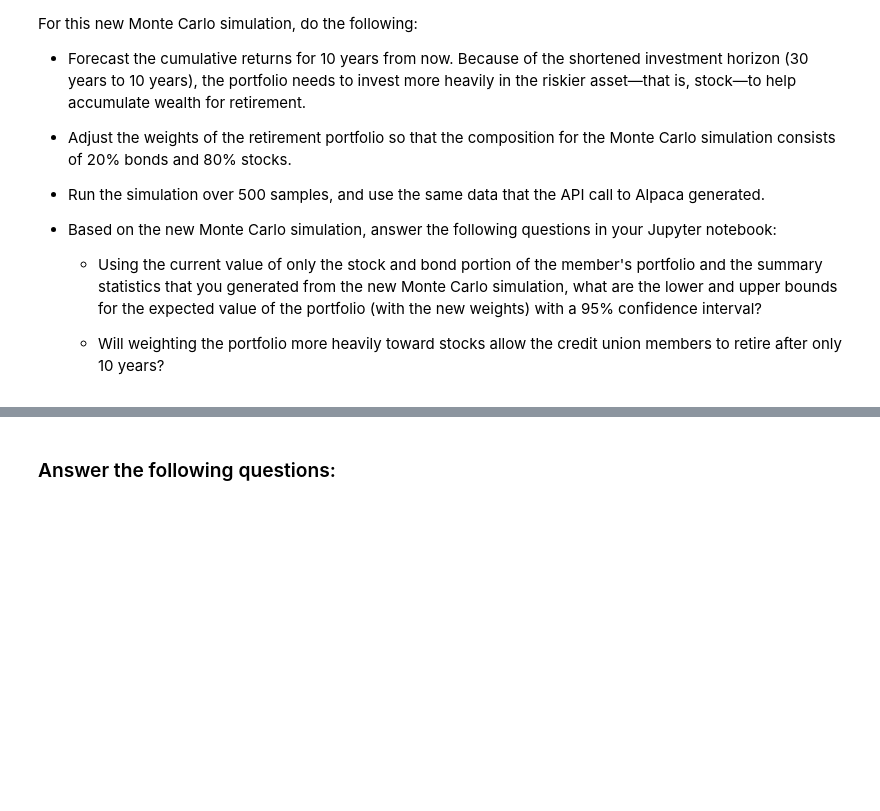
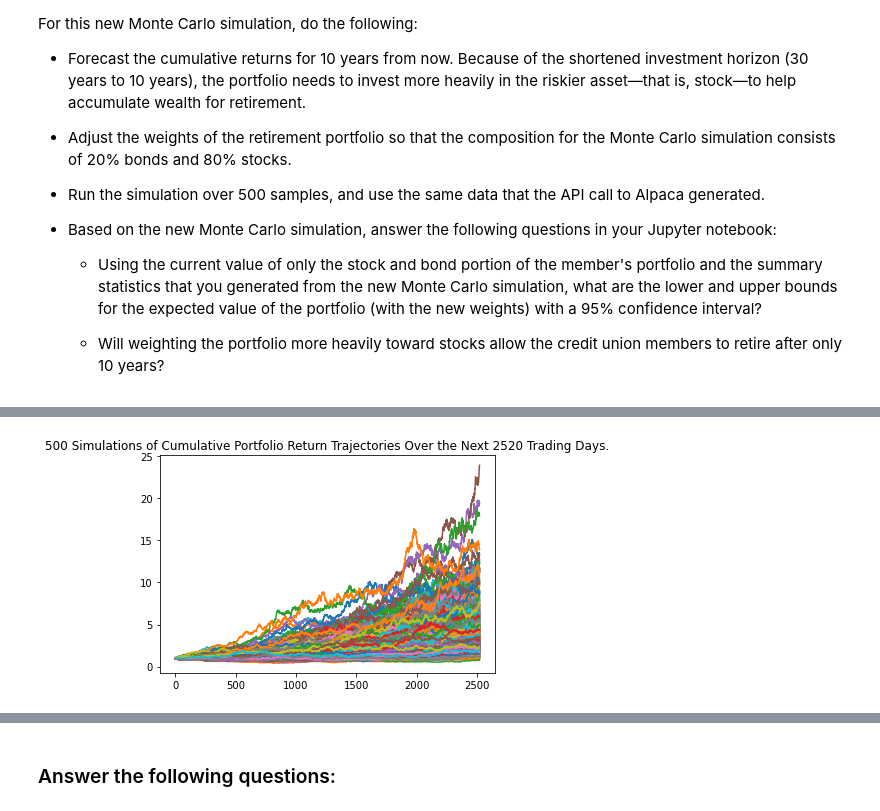
Before and after one commit to sangramsinghg/berkeley_fintech_module_5_challenge, a Jupyter notebook: financial_planning_tools.ipynb, the cells around one changed output, grey strips where cells are left out. Saved outputs shown, nothing was run; the diff lists cells and outputs as text; code cells hidden in the pictures; blank space fills up the shorter version.

```diff
--- a/financial_planning_tools.ipynb
+++ b/financial_planning_tools.ipynb
@@ -603,7 +605,11 @@ For this new Monte Carlo simulation, do the following:
 # Configure a Monte Carlo simulation to forecast 10 years cumulative returns
 # The weights should be split 20% to AGG and 80% to SPY.
 # Run 500 samples.
-# YOUR CODE HERE
+mc_ten_year_20_80 = MCSimulation(
+                        portfolio_data = daily_returns_spy_agg_df,
+                        weights = [.20, .80],
+                        num_simulation = 500,
+                        num_trading_days = 10 * 252)
 
 # Review the simulation input data
-# YOUR CODE HERE
+mc_ten_year_20_80.portfolio_data.head()
@@ -613,7 +659,9 @@ For this new Monte Carlo simulation, do the following:
 # %%
 # Visualize the 10-year Monte Carlo simulation by creating an
 # overlay line plot
-# YOUR CODE HERE
+mc_ten_year_20_80_sim_line_plot = mc_ten_year_20_80.plot_simulation()
+# %% [output]
+[figure, added]
 # %%
 # Visualize the probability distribution of the 10-year Monte Carlo simulation
 # by plotting a histogram
```
Also changed, not shown: parts of 34 cells of this notebook.
